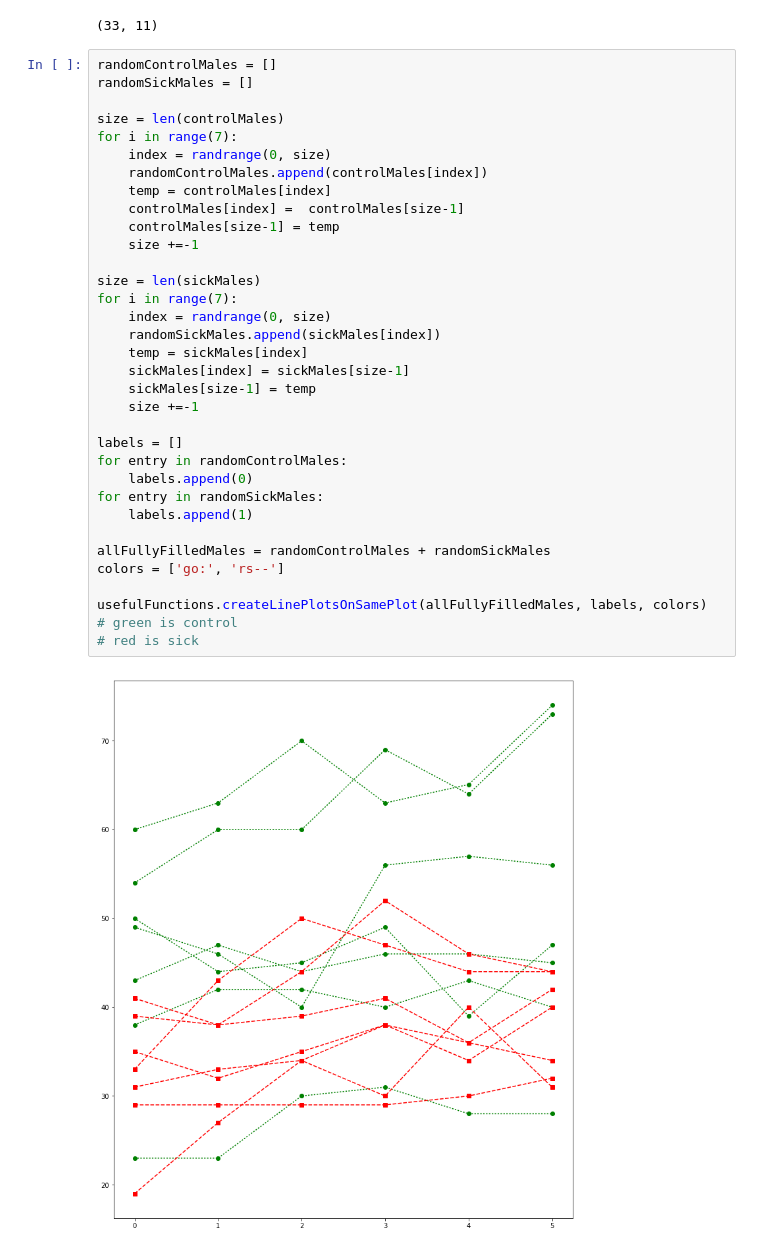
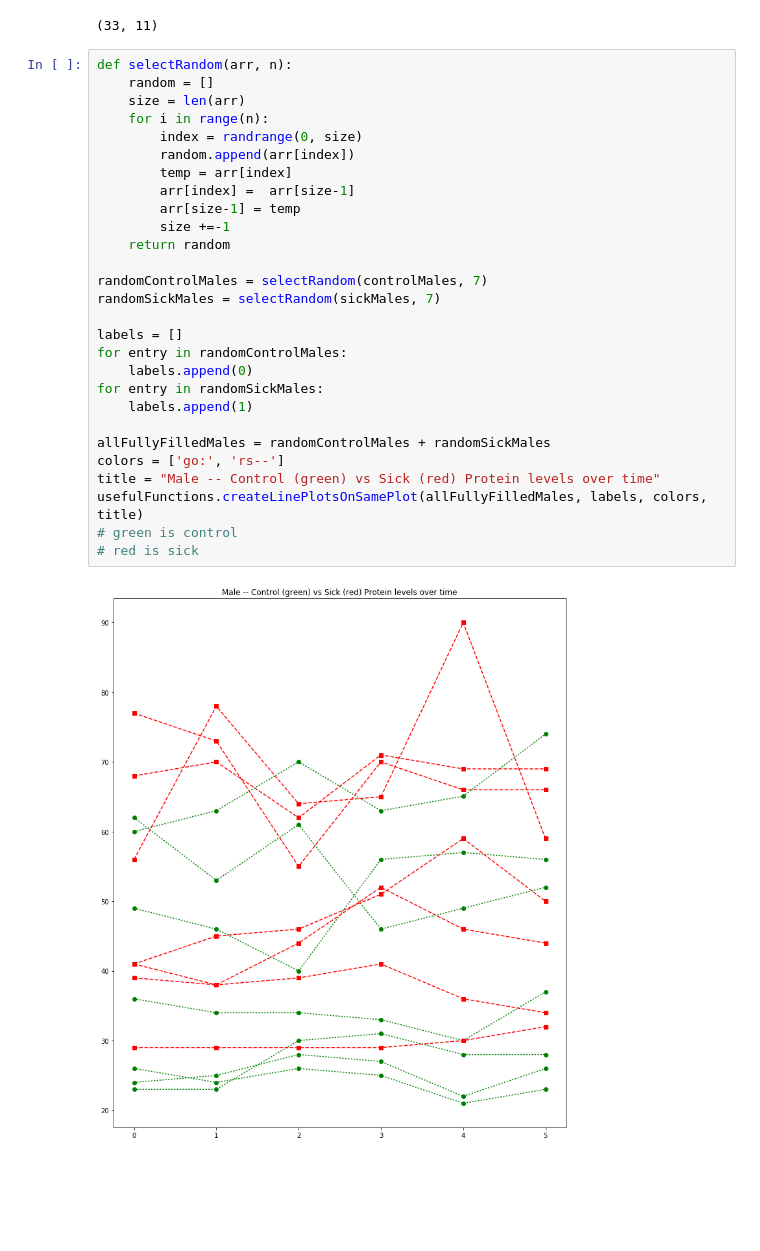
Before and after one commit to Rahul-Khanna/comp_gene, a Jupyter notebook: Data_exploration_round_2.ipynb, the cells around one changed output. Cells and saved outputs as stored; diff of their text form; blank space fills up the shorter version.

```diff
--- a/Data_exploration_round_2.ipynb
+++ b/Data_exploration_round_2.ipynb
@@ -145,41 +111,35 @@ len(sickMales), len(sickFemales)
 # %% [output]
 (33, 11)
 # %%
-randomControlMales = []
-randomSickMales = []
+def selectRandom(arr, n):
+    random = []
+    size = len(arr)
+    for i in range(n):
+        index = randrange(0, size)
+        random.append(arr[index])
+        temp = arr[index]
+        arr[index] =  arr[size-1]
+        arr[size-1] = temp
+        size +=-1
+    return random
 
-size = len(controlMales)
-for i in range(7):
-    index = randrange(0, size)
-    randomControlMales.append(controlMales[index])
-    temp = controlMales[index]
-    controlMales[index] =  controlMales[size-1]
-    controlMales[size-1] = temp
-    size +=-1
-
-size = len(sickMales)
-for i in range(7):
-    index = randrange(0, size)
-    randomSickMales.append(sickMales[index])
-    temp = sickMales[index]
-    sickMales[index] = sickMales[size-1]
-    sickMales[size-1] = temp
-    size +=-1
+randomControlMales = selectRandom(controlMales, 7)
+randomSickMales = selectRandom(sickMales, 7)
 
 labels = []
 for entry in randomControlMales:
     labels.append(0)
 for entry in randomSickMales:
     labels.append(1)
 
 allFullyFilledMales = randomControlMales + randomSickMales
 colors = ['go:', 'rs--']
-
-usefulFunctions.createLinePlotsOnSamePlot(allFullyFilledMales, labels, colors)
+title = "Male -- Control (green) vs Sick (red) Protein levels over time"
+usefulFunctions.createLinePlotsOnSamePlot(allFullyFilledMales, labels, colors, title)
 # green is control
 # red is sick
 # %% [output]
-[figure, old version]
+[figure, new version]
 # %%
 randomControlFemales = []
 randomSickFemales = []
```
Also changed, not shown: parts of 7 cells of this notebook, 1 other file.
